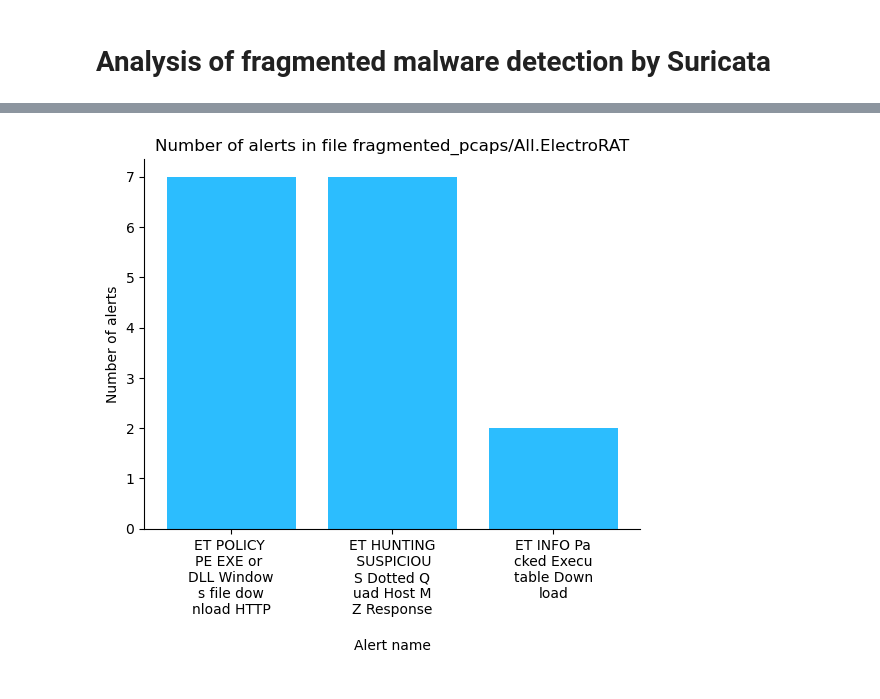
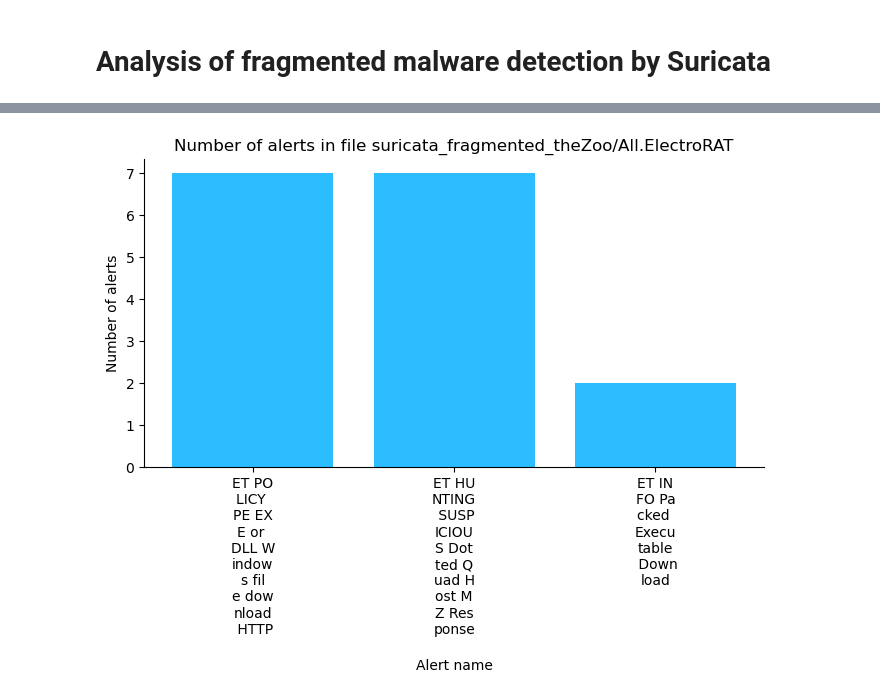
Before and after one commit to PaMemmes/Adding-Interpretability-to-an-Anomaly-Based-Method, a Jupyter notebook: suricata_analysis/analysis.ipynb, the cells around one changed output, grey strips where cells are left out. Saved outputs shown, nothing was run; the diff lists cells and outputs as text; code cells hidden in the pictures.

```diff
--- a/suricata_analysis/analysis.ipynb
+++ b/suricata_analysis/analysis.ipynb
@@ -12,6 +12,8 @@ import re
 from collections import defaultdict
 
 import orjson
+# %%
+category = '_fragmented_'
 # %%
 CB91_Blue = '#2CBDFE'
 CB91_Green = '#47DBCD'
@@ -42,7 +44,7 @@ def get_signatures(alerts):
 # %%
 def make_xlabels(data):
     x_ticks = [i for i in data.keys()]
-    xlabels_new = [re.sub("(.{10})", "\\1\n", label, 0, re.DOTALL) for label in x_ticks]
+    xlabels_new = [re.sub("(.{5})", "\\1\n", label, 0, re.DOTALL) for label in x_ticks]
     return xlabels_new
 # %%
 def plot_alerts(nmbr_signatures, file, save=None):
@@ -57,10 +59,11 @@ def plot_alerts(nmbr_signatures, file, save=None):
     ax.set_title(f'Number of alerts in file {file}')
     ax.spines['top'].set_visible(False)
     ax.spines['right'].set_visible(False)
+    fig.set_size_inches(8,4)
     ax.bar(np.arange(len(nmbr_signatures)), nmbr_signatures.values())
 
     if save is not None:
-        fig.savefig(save)
+        fig.savefig(save, bbox_inches="tight")
 # %%
 def plot_alert_distribution(dist, severity, save=None):
     # TODO: Add severity to xticks
@@ -165,9 +168,9 @@ plot_severity_distribution(total_severity, save='plots/severity_dist.png')
 # %%
-file = "fragmented_pcaps/All.ElectroRAT/eve.json"
+file = 'suricata' + category + 'theZoo/All.ElectroRAT/eve.json'
 json_data = get_json_data(file)
 alerts, packets = get_alerts_and_packets(json_data)
 nmbr_signatures, severity = get_signatures(alerts)
 # %%
-plot_alerts(nmbr_signatures, file, save=f'plots/All.ElectroRAT.png')
+plot_alerts(nmbr_signatures, file, save=f'plots/All.ElectroRAT' + category + '.png')
 # %% [output]
-[figure, old version]
+[figure, new version]
```
Also changed, not shown: parts of 7 cells of this notebook.
